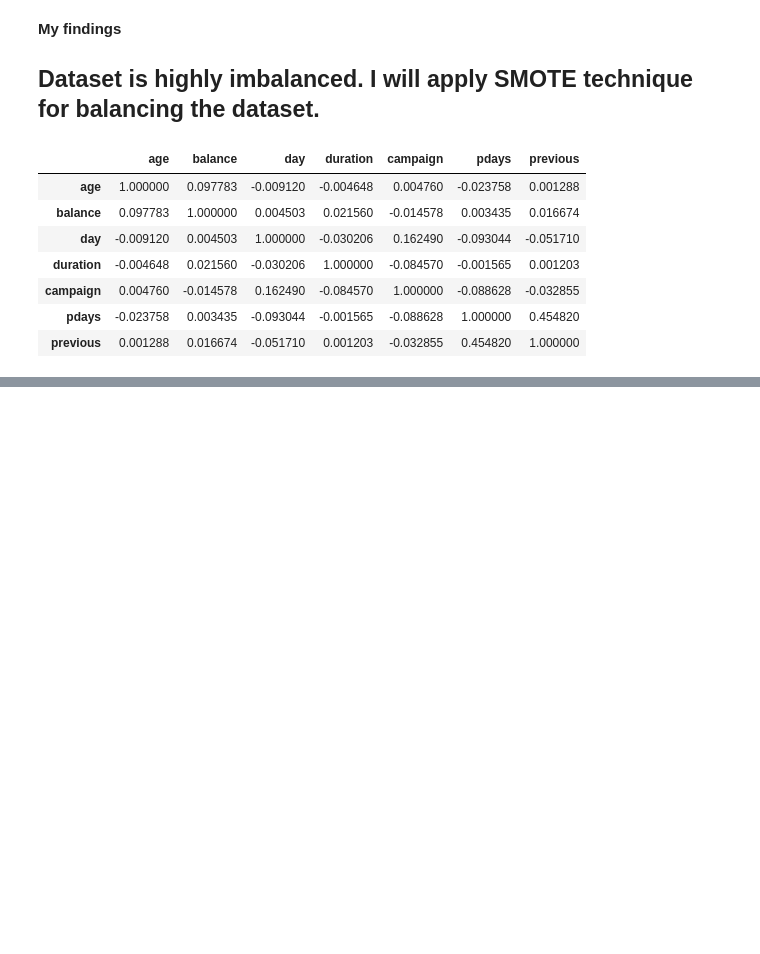
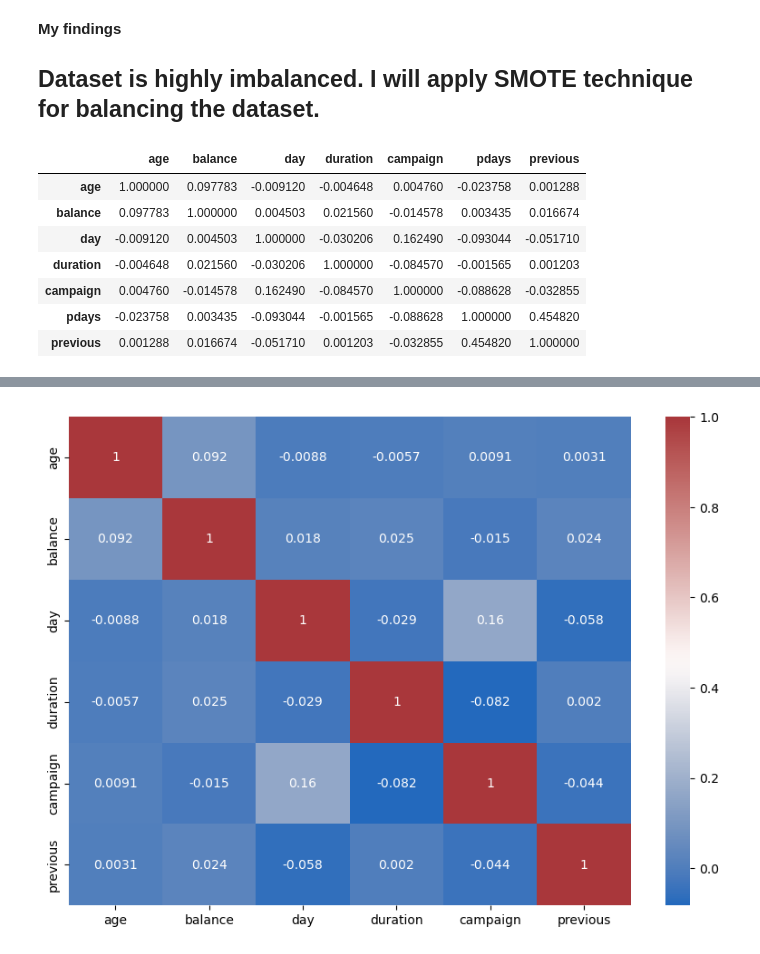
Before and after one commit to ashraful-shuvon/Machine_learning, a Jupyter notebook: Machine Learning Project - Predict Term Deposit Subscriptions/Predict Term Deposit Subscriptions.ipynb, the cells around one changed output, grey strips where cells are left out. Drawn from its saved outputs; the diff is of its cells as text; code cells hidden in the pictures; blank space fills up the shorter version.

```diff
--- a/Machine Learning Project - Predict Term Deposit Subscriptions/Predict Term Deposit Subscriptions.ipynb
+++ b/Machine Learning Project - Predict Term Deposit Subscriptions/Predict Term Deposit Subscriptions.ipynb
@@ -602,0 +838,7 @@ df2.groupby('age',sort=True)['age'].count()
+# %%
+df_num = df2[['age', 'balance', 'day', 'duration', 'campaign', 'previous',]]
+plt.figure(figsize=(10,7))
+sns.heatmap(data=df_num.corr(), annot=True, cmap = 'vlag')
+plt.show()
+# %% [output]
+[figure, added]
```
Also changed, not shown: parts of 65 cells of this notebook.
